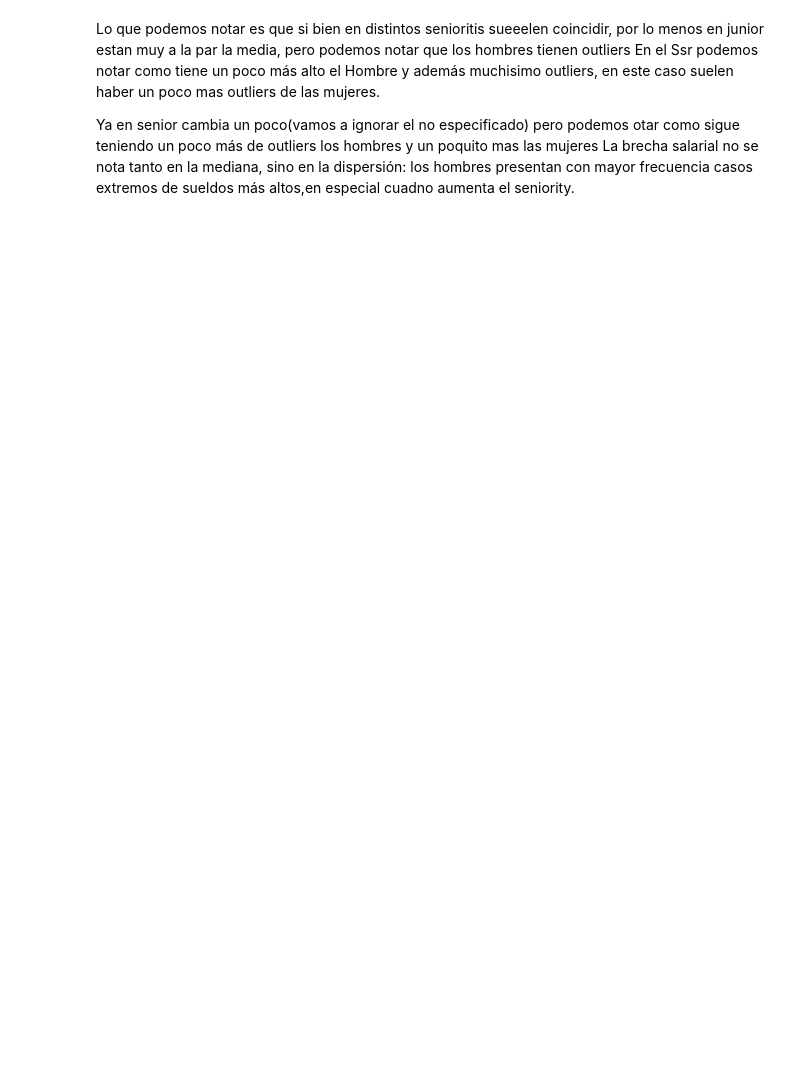
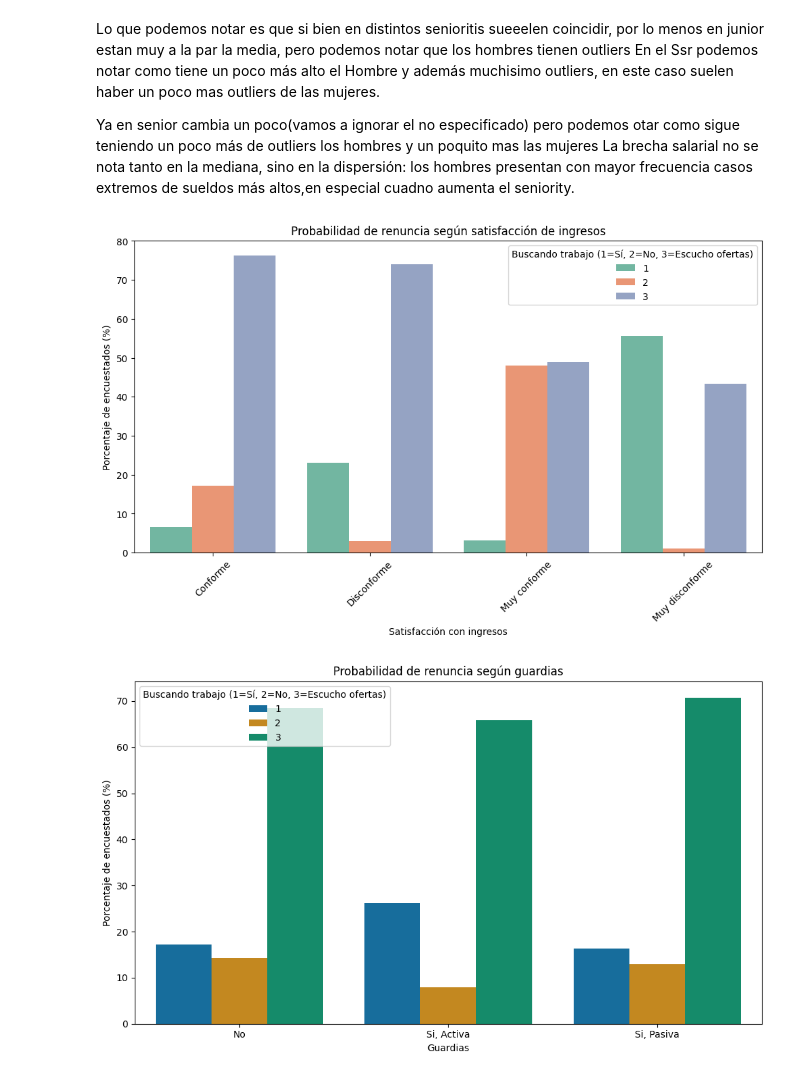
Before and after one commit to Gean-Saravia/Proyecto-Analisis, a Jupyter notebook: Analisis.ipynb, the cells around one changed output. Saved outputs shown, nothing was run; the diff lists cells and outputs as text; code cells hidden in the pictures; blank space fills up the shorter version.

```diff
--- a/Analisis.ipynb
+++ b/Analisis.ipynb
@@ -600,3 +516,61 @@ En el Ssr podemos notar como tiene un poco más alto el Hombre y además muchisi
 
 Ya en senior cambia un poco(vamos a ignorar el no especificado) pero podemos otar como sigue teniendo un poco más de outliers los hombres y un poquito mas las mujeres
 La brecha salarial no se nota tanto en la mediana, sino en la dispersión: los hombres presentan con mayor frecuencia casos extremos de sueldos más altos,en especial cuadno aumenta el seniority.
+# %%
+#Tomamos los ids de las tablas auxiliares
+df["RENUNCIA_ID"] = df["ID_BUSCANDO_TRABAJO"]
+
+prob_satisfaccion = (
+    df.groupby(["SATISFACCION_INGRESOS", "RENUNCIA_ID"])
+      .size()
+      .reset_index(name="count")
+)
+#Calculamos porcentaje dentro de cada grupo de SATISFACCION_INGRESOS
+prob_satisfaccion["porcentaje"] = (
+    prob_satisfaccion.groupby("SATISFACCION_INGRESOS")["count"]
+    .transform(lambda x: 100 * x / x.sum())
+)
+
+plt.figure(figsize=(12,6))
+sns.barplot(data=prob_satisfaccion,
+            x="SATISFACCION_INGRESOS",
+            y="porcentaje",
+            hue="RENUNCIA_ID",
+            palette="Set2")
+plt.title("Probabilidad de renuncia según satisfacción de ingresos")
+plt.ylabel("Porcentaje de encuestados (%)")
+plt.xlabel("Satisfacción con ingresos")
+plt.xticks(rotation=45)
+plt.legend(title="Buscando trabajo (1=Sí, 2=No, 3=Escucho ofertas)")
+plt.show()
+
+#Guardias
+prob_guardias = (
+    df.groupby(["GUARDIAS", "RENUNCIA_ID"])
+      .size()
+      .reset_index(name="count")
+)
+
+#Calculamos porcentaje dentro de cada grupo de GUARDIAS
+prob_guardias["porcentaje"] = (
+    prob_guardias.groupby("GUARDIAS")["count"]
+    .transform(lambda x: 100 * x / x.sum())
+)
+
+plt.figure(figsize=(10,6))
+sns.barplot(
+    data=prob_guardias,
+    x="GUARDIAS",
+    y="porcentaje",
+    hue="RENUNCIA_ID",
+    palette="colorblind"
+)
+plt.title("Probabilidad de renuncia según guardias")
+plt.ylabel("Porcentaje de encuestados (%)")
+plt.xlabel("Guardias")
+plt.legend(title="Buscando trabajo (1=Sí, 2=No, 3=Escucho ofertas)")
+plt.tight_layout()
+plt.show()
+# %% [output]
+[figure, added]
+[figure, added]
```
Also changed, not shown: parts of 13 cells of this notebook, 7 other files.
